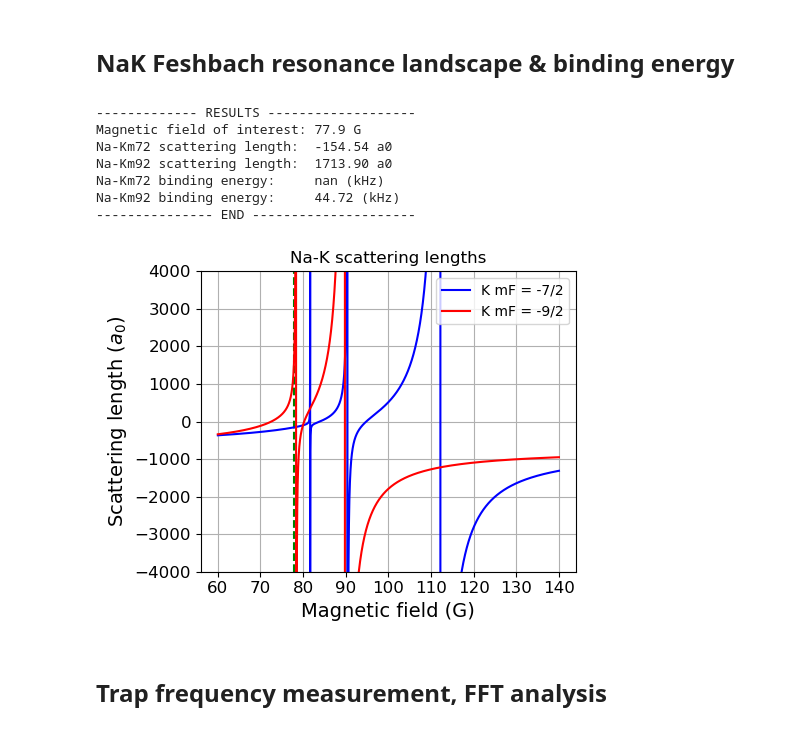
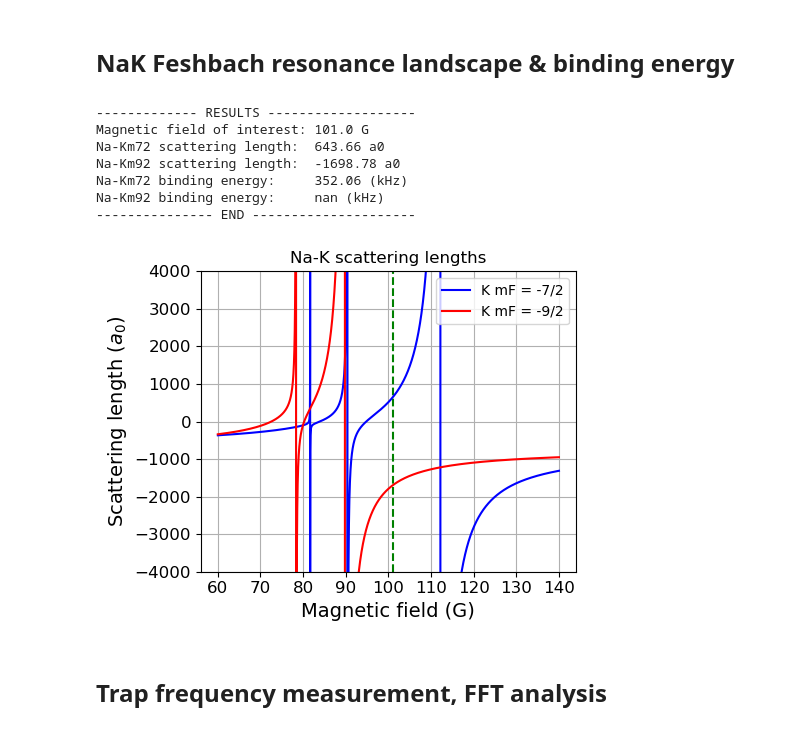
Before and after one commit to huanium/huanium, a Jupyter notebook: MIT_PhD/Fermi1/Fermi1 Calculator/Fermi1_Calculator_3_of_3_lab_tools.ipynb, the cells around one changed output. Drawn from its saved outputs; the diff is of its cells as text; code cells hidden in the pictures.

```diff
--- a/MIT_PhD/Fermi1/Fermi1 Calculator/Fermi1_Calculator_3_of_3_lab_tools.ipynb
+++ b/MIT_PhD/Fermi1/Fermi1 Calculator/Fermi1_Calculator_3_of_3_lab_tools.ipynb
@@ -965,16 +965,16 @@ def FB_resonance_landscape_Km92_Km72(B_interest):
 
     return
 # %%
-FB_resonance_landscape_Km92_Km72(B_interest = 77.9)
+FB_resonance_landscape_Km92_Km72(B_interest = 101.0)
 # %% [output]
 ------------- RESULTS -------------------
-Magnetic field of interest: 77.9 G
-Na-Km72 scattering length:  -154.54 a0
-Na-Km92 scattering length:  1713.90 a0
-Na-Km72 binding energy:     nan (kHz)
-Na-Km92 binding energy:     44.72 (kHz)
+Magnetic field of interest: 101.0 G
+Na-Km72 scattering length:  643.66 a0
+Na-Km92 scattering length:  -1698.78 a0
+Na-Km72 binding energy:     352.06 (kHz)
+Na-Km92 binding energy:     nan (kHz)
 --------------- END ---------------------
-[figure, old version]
+[figure, new version]
 # %% [markdown]
 # <font size = 5>Trap frequency measurement, FFT analysis</font>
 # %%
```
Also changed, not shown: 22 other files.
